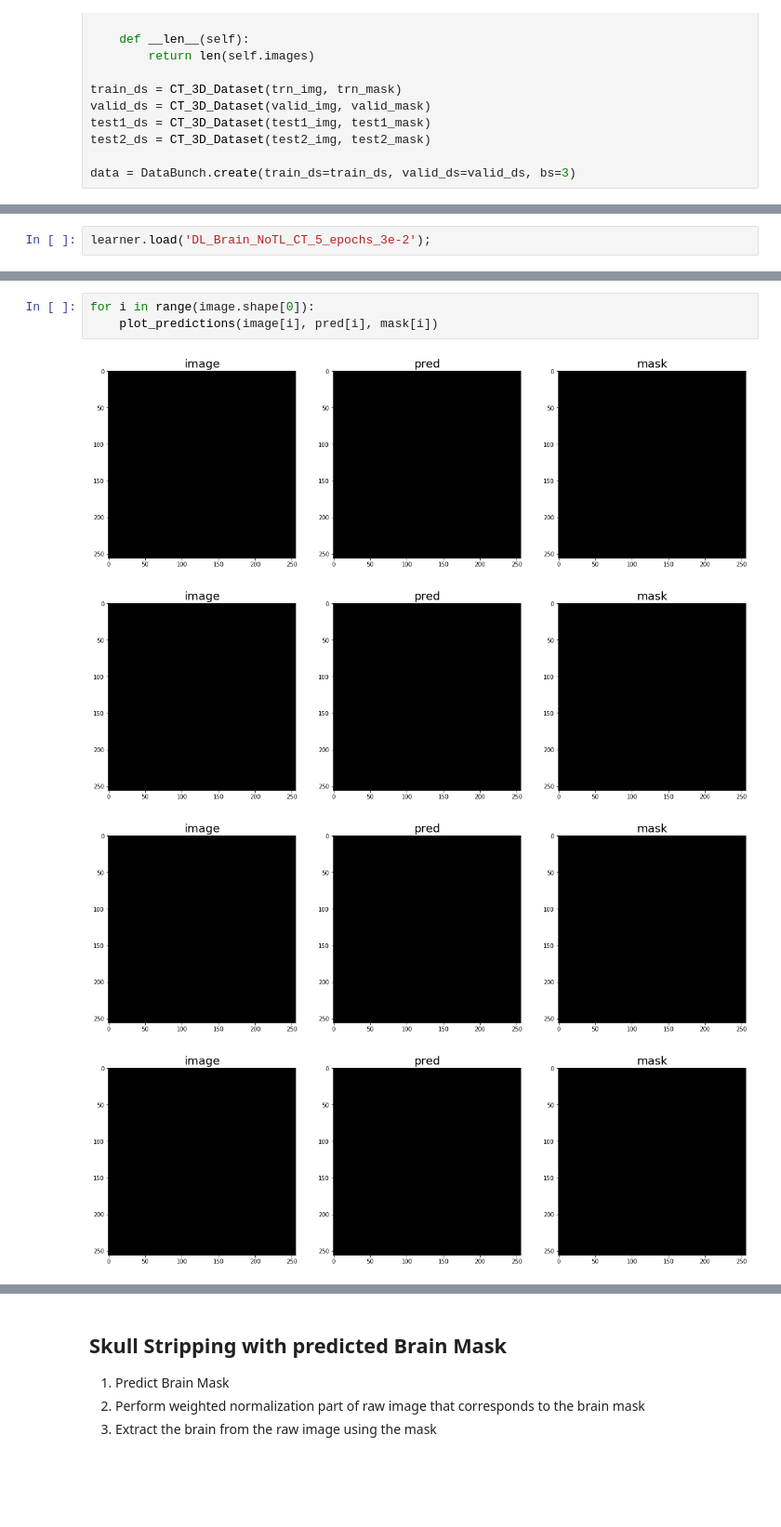
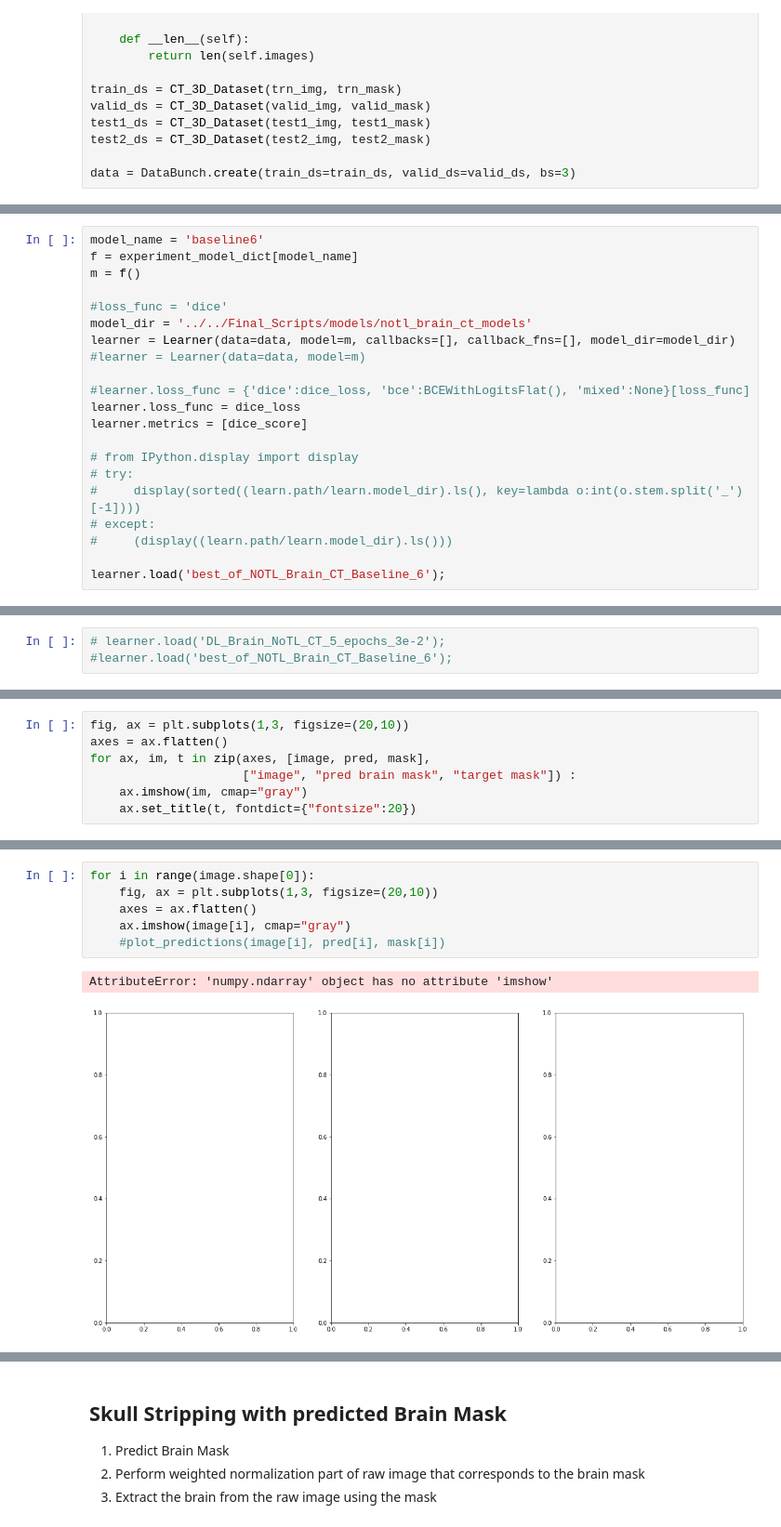
Before and after one commit to KeremTurgutlu/ventricle, a Jupyter notebook: Vent_Seg_Models/old_training_nbs/DL_Brain_NoTL_CT.ipynb, the cells around one changed output, grey strips where cells are left out. Shown at 93% size. Drawn from its saved outputs; the diff is of its cells as text; blank space fills up the shorter version.

Commit message:
final scripts - initial

```diff
--- a/Vent_Seg_Models/old_training_nbs/DL_Brain_NoTL_CT.ipynb
+++ b/Vent_Seg_Models/old_training_nbs/DL_Brain_NoTL_CT.ipynb
@@ -152,0 +177,21 @@ learner.to_fp16();
+# %%
+model_name = 'baseline6'
+f = experiment_model_dict[model_name]
+m = f()
+
+#loss_func = 'dice'
+model_dir = '../../Final_Scripts/models/notl_brain_ct_models'
+learner = Learner(data=data, model=m, callbacks=[], callback_fns=[], model_dir=model_dir)
+#learner = Learner(data=data, model=m)
+
+#learner.loss_func = {'dice':dice_loss, 'bce':BCEWithLogitsFlat(), 'mixed':None}[loss_func]
+learner.loss_func = dice_loss
+learner.metrics = [dice_score]
+
+# from IPython.display import display
+# try:
+#     display(sorted((learn.path/learn.model_dir).ls(), key=lambda o:int(o.stem.split('_')[-1])))
+# except:
+#     (display((learn.path/learn.model_dir).ls()))
+
+learner.load('best_of_NOTL_Brain_CT_Baseline_6');
@@ -161,3 +216,4 @@ learner.to_fp16();
 # %%
-learner.load('DL_Brain_NoTL_CT_5_epochs_3e-2');
+# learner.load('DL_Brain_NoTL_CT_5_epochs_3e-2');
+#learner.load('best_of_NOTL_Brain_CT_Baseline_6');
 # %%
@@ -169,0 +232,7 @@ mask = masks[IMG_NUM]
+# %%
+fig, ax = plt.subplots(1,3, figsize=(20,10))
+axes = ax.flatten()
+for ax, im, t in zip(axes, [image, pred, mask],
+                     ["image", "pred brain mask", "target mask"]) :
+    ax.imshow(im, cmap="gray")
+    ax.set_title(t, fontdict={"fontsize":20})
@@ -170,8 +242,9 @@ mask = masks[IMG_NUM]
 # %%
 for i in range(image.shape[0]):
-    plot_predictions(image[i], pred[i], mask[i])
+    fig, ax = plt.subplots(1,3, figsize=(20,10))
+    axes = ax.flatten()
+    ax.imshow(image[i], cmap="gray")
+    #plot_predictions(image[i], pred[i], mask[i])
 # %% [output]
+AttributeError: 'numpy.ndarray' object has no attribute 'imshow'
-[figure, old version]
+[figure, new version]
-[figure, removed]
-[figure, removed]
-[figure, removed]
```
Also changed, not shown: parts of 19 cells of this notebook, 16 other files.
